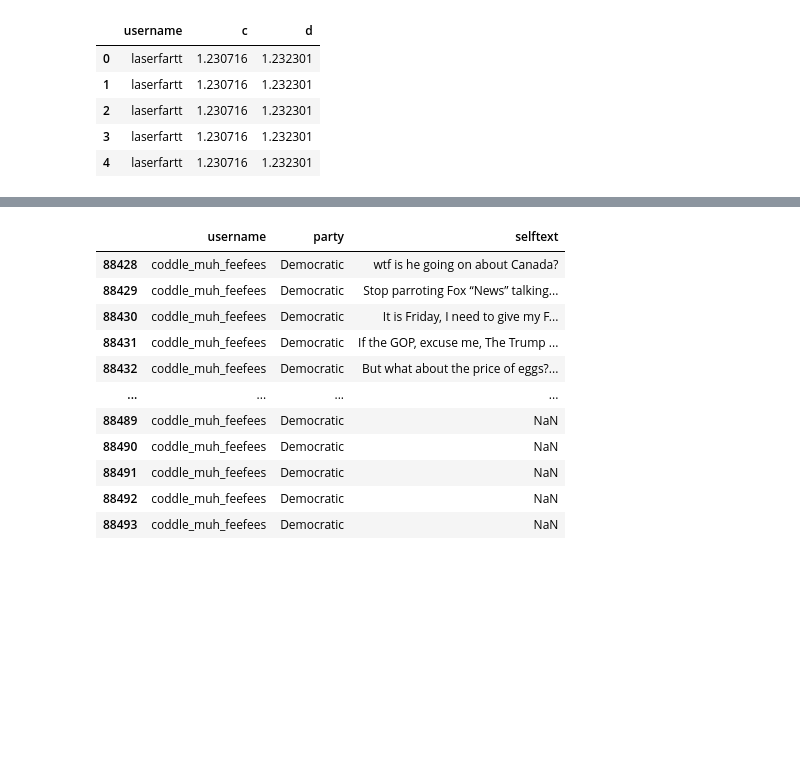
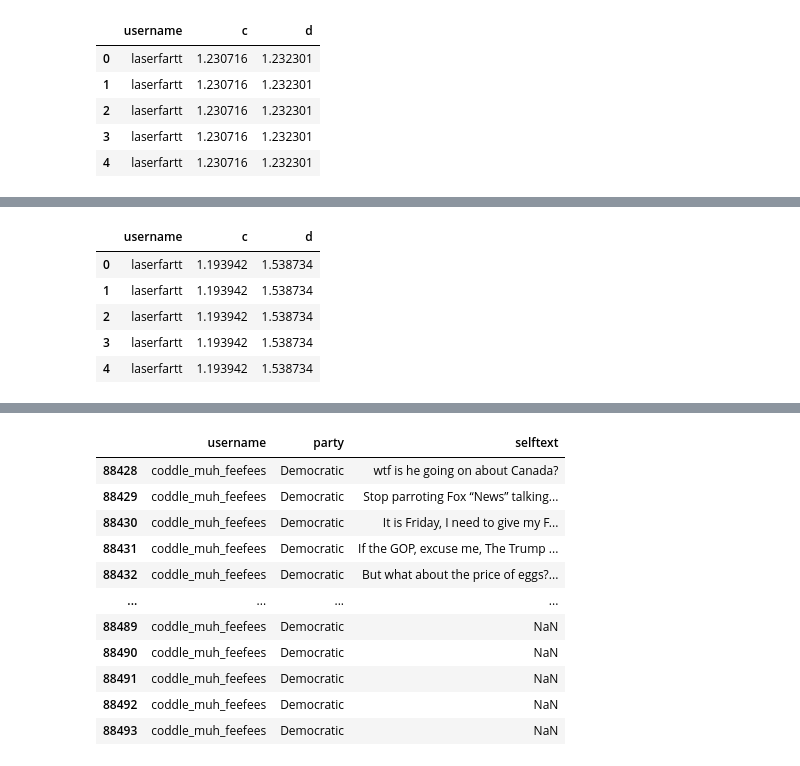
Before and after one commit to edo-lucio/predicting-political-view, a Jupyter notebook: nb.ipynb, the cells around one changed output, grey strips where cells are left out. Saved outputs shown, nothing was run; the diff lists cells and outputs as text; code cells hidden in the pictures; blank space fills up the shorter version.

Commit message:
updated data processing

```diff
--- a/nb.ipynb
+++ b/nb.ipynb
@@ -403,0 +275,9 @@ plt.show()
+# %%
+transformed_data_prime[["username", "c", "d"]].head()
+# %% [output]
+|  | username | c | d |
+| 0 | laserfartt | 1.193942 | 1.538734 |
+| 1 | laserfartt | 1.193942 | 1.538734 |
+| 2 | laserfartt | 1.193942 | 1.538734 |
+| 3 | laserfartt | 1.193942 | 1.538734 |
+| 4 | laserfartt | 1.193942 | 1.538734 |
```
Also changed, not shown: parts of 14 cells of this notebook.
